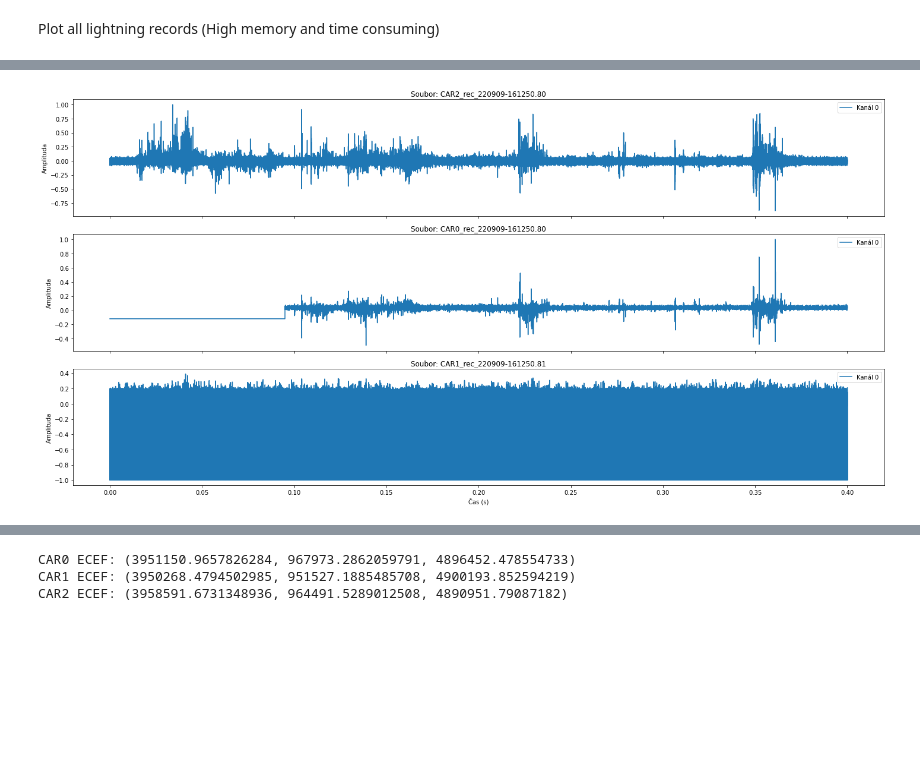
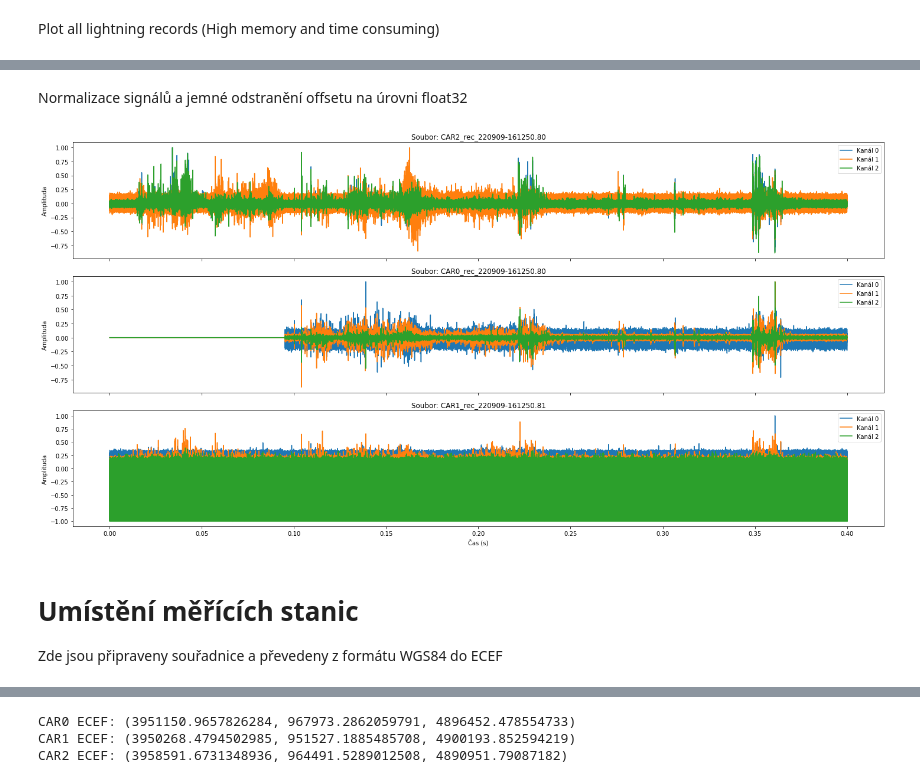
Before and after one commit to ODZ-UJF-AV-CR/CRREAT_cars, a Jupyter notebook: VLF_lightning/VLF_location.ipynb, the cells around one changed output, grey strips where cells are left out. Cells and saved outputs as stored; diff of their text form; code cells hidden in the pictures; blank space fills up the shorter version.

Commit message:
Improved signal normalisation and offset calibration.

```diff
--- a/VLF_lightning/VLF_location.ipynb
+++ b/VLF_lightning/VLF_location.ipynb
@@ -160,15 +168,14 @@ def extract_signal_fragment(files, date_str, start_time_str, end_time_str, selec
 
     return fragments
 # %%
+## Manually select a part of signal which corresponds to the lightning
+
 date_str = "2022-09-09"
 time_window_start = "16:12:50.45"  # Začátek extrakce
 time_window_end = "16:12:50.85"    # Konec extrakce
-selected_channels = [3]    #[0, 1, 3]
+selected_channels = [0, 1, 3] # [3]
 output_directory = "./test_data/"
 
-files = ['/storage/experiments/2022/0909_bourka_CAR2/parallella-VLF/rec_220909-161250.80',
-         '/storage/experiments/2022/0909_bourka_CAR0/parallella-VLF/rec_220909-161250.80',
-         '/storage/experiments/2022/0909_bourka_CAR1/parallella-VLF/rec_220909-161250.81']
 
 fragments = extract_signal_fragment(files, date_str, time_window_start, time_window_end, selected_channels)
 
@@ -218,19 +224,0 @@ plot_fragments(fragments)
-# %%
-# Předpokládáme, že 'fragments' je váš seznam fragmentů signálů
-corrected_fragments = []
-
-for fn, fragment in fragments:
-    # Výpočet průměru fragmentu
-    fragment_mean = np.mean(fragment, axis=0)
-
-    # Odečtení průměru od každého vzorku fragmentu
-    corrected_fragment = fragment - fragment_mean
-
-    # Uložení korigovaného fragmentu do seznamu
-    corrected_fragments.append((fn, corrected_fragment))
-
-# Výpis prvních několika hodnot korigovaného fragmentu pro kontrolu
-for fn, corrected_fragment in corrected_fragments:
-    print(f"{fn}: první 5 vzorků po korekci DC offsetu:\n{corrected_fragment[:5]}")
-
-plot_fragments(corrected_fragments)
@@ -257,20 +225,25 @@ CAR1_rec_220909-161250.81: první 5 vzorků po korekci DC offsetu:
+# %% [markdown]
+Normalizace signálů a jemné odstranění offsetu na úrovni float32
 # %%
 normalized_fragments = []
 
 for fn, fragment in fragments:
     # Převedení na float pro zpracování
     fragment = fragment.astype(np.float32)
 
-    # Odstranění DC offsetu (pokud ještě nebylo provedeno)
-    fragment -= np.mean(fragment)
+    # Odstranění DC offsetu pro každý kanál zvlášť
+    fragment_mean = np.mean(fragment, axis=0)
+    fragment -= fragment_mean[None, :]  # Použití broadcasting pro odčítání
 
-    # Normalizace na rozsah -1 až 1
-    max_val = np.max(np.abs(fragment))
-    if max_val > 0:  # Zabránění dělení nulou
-        fragment /= max_val
+    # Normalizace na rozsah -1 až 1 pro každý kanál zvlášť
+    max_val = np.max(np.abs(fragment), axis=0)
+    # Zabránění dělení nulou, nastavení nezměněných kanálů na nulu
+    max_val[max_val == 0] = 1
+    fragment /= max_val[None, :]  # Použití broadcasting pro dělení
 
     normalized_fragments.append((fn, fragment))
 
+
 plot_fragments(normalized_fragments)
 # %% [output]
-[figure, old version]
+[figure, new version]
@@ -280,0 +250,4 @@ CAR2_position = {"lat":50.393234833,"lon":13.693044500,"alt":210.300}
+# %% [markdown]
+# Umístění měřících stanic
+
+Zde jsou připraveny souřadnice a převedeny z formátu WGS84 do ECEF
```
Also changed, not shown: parts of 34 cells of this notebook.
